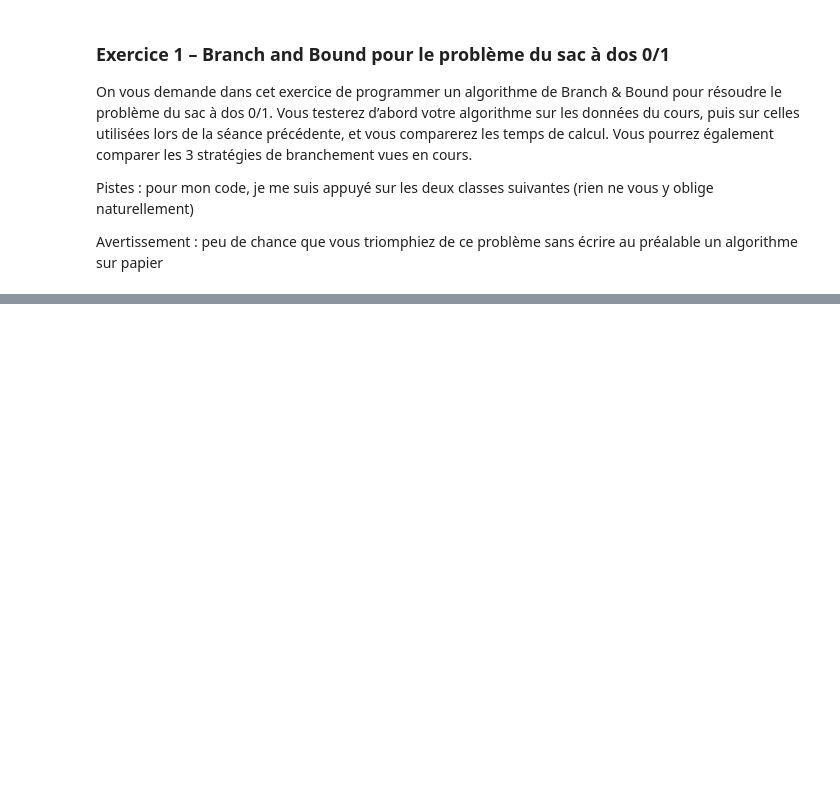
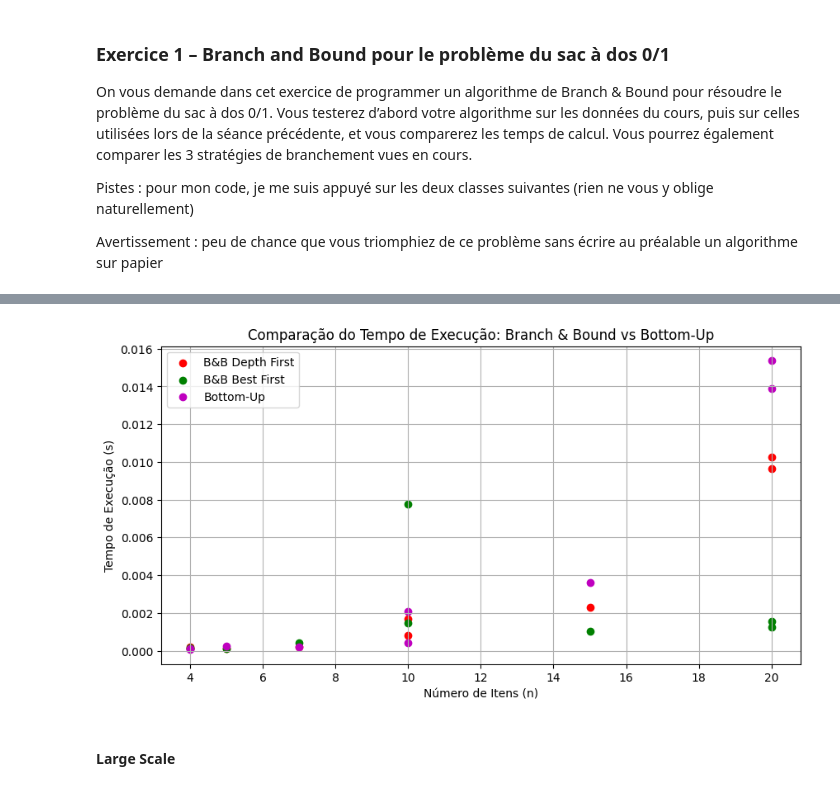
Before and after one commit to RodrigoFernandes-DA/TPs_Univ, a Jupyter notebook: Recherche Operationelle/TP4 - Branch & Bound.ipynb, the cells around one changed output, grey strips where cells are left out. Drawn from its saved outputs; the diff is of its cells as text; code cells hidden in the pictures; blank space fills up the shorter version.

```diff
--- a/Recherche Operationelle/TP4 - Branch & Bound.ipynb
+++ b/Recherche Operationelle/TP4 - Branch & Bound.ipynb
@@ -75,14 +31,5 @@ class KPBB:
 # %%
-class TreeNode:
-    def __init__(self, level, V, W, taken):
-        self.level = level  # nível na árvore de busca
-        self.V = V  # valor da solução corrente
-        self.W = W  # peso da solução corrente
-        self.taken = taken  # lista de índices dos itens na solução corrente
-    def __str__(self):
-        return str((self.level, self.V, self.W, self.taken))
-
-class KPBB:
+class KPBB_BreadthFirst:
     def __init__(self, cap, values, weights):
         self.capacity = cap
         self.values = values
@@ -182,5 +240,5 @@ import os
 # %%
-path = "./instances_01_KP/low-dimensional/f1_l-d_kp_10_269"
+path = "./instances_01_KP/low-dimensional/f8_l-d_kp_23_10000"
 dataset = np.loadtxt(path)
 
 n = int(dataset[0][0])
@@ -201,5 +261,5 @@ ordered = sorted([((v, w), i) for i, (v, w) in enumerate(zip(values, weights))],
 # %%
-Knapsack = KPBB(cap, values, weights)
+Knapsack = KPBB_BestFirst(cap, values, weights)
 bestValue, bestTaken = Knapsack.solve()
 
 print("Melhor valor encontrado:", bestValue)
@@ -303,0 +278,53 @@ Este algoritmo de Branch & Bound permite que a solução seja encontrada de mane
+# %%
+# Dicionário de métodos a serem comparados
+methods = {
+    # "B&B Breadth First": KPBB_BreadthFirst,
+    "B&B Depth First": KPBB_DepthFirst,
+    "B&B Best First": KPBB_BestFirst,
+    "Bottom-Up": knapsack_BU  # Função, não classe
+}
+
+# Dicionário para armazenar tempos de execução
+times = {method: [] for method in methods}
+n_values = []
+
+for dataset in datasets:
+    n = dataset[0][0]  # Número de itens
+    wmax = dataset[0][1]  # Capacidade da mochila
+    itens = dataset[1:]
+    weights = dataset[1:, 1]
+    values = dataset[1:, 0]
+
+    print(f"\n=== Problem with {n:.0f} items and {wmax:.0f} capacity ===")
+
+    for method_name, method in methods.items():
+        tic = time.perf_counter()
+
+        if method_name == "Bottom-Up":
+            bestValue = method(itens, wmax)  # Chamada da função direta
+            bestTaken = None
+        else:
+            knapsack_solver = method(wmax, values, weights)
+            bestValue, bestTaken = knapsack_solver.solve()
+
+        toc = time.perf_counter()
+        times[method_name].append(toc - tic)
+
+    n_values.append(n)
+    # print("Melhor valor encontrado:", bestValue)
+    # print("Índices dos itens escolhidos:", bestTaken)
+
+# Plotagem dos tempos de execução
+plt.figure(figsize=(10, 5))
+colors = ['r', 'g', 'm', 'b']  # Cores para os métodos
+
+for (method_name, method_times), color in zip(times.items(), colors):
+    plt.scatter(n_values, method_times, marker='o', linestyle='-', color=color, label=method_name)
+
+plt.xlabel("Número de Itens (n)")
+plt.ylabel("Tempo de Execução (s)")
+plt.title("Comparação do Tempo de Execução: Branch & Bound vs Bottom-Up")
+plt.legend()
+plt.grid(True)
+plt.show()
+# %% [output]
@@ -303,0 +348,3 @@ Este algoritmo de Branch & Bound permite que a solução seja encontrada de mane
+[figure, added]
+# %% [markdown]
+#### Large Scale
```
Also changed, not shown: parts of 14 cells of this notebook, 2 other files.
